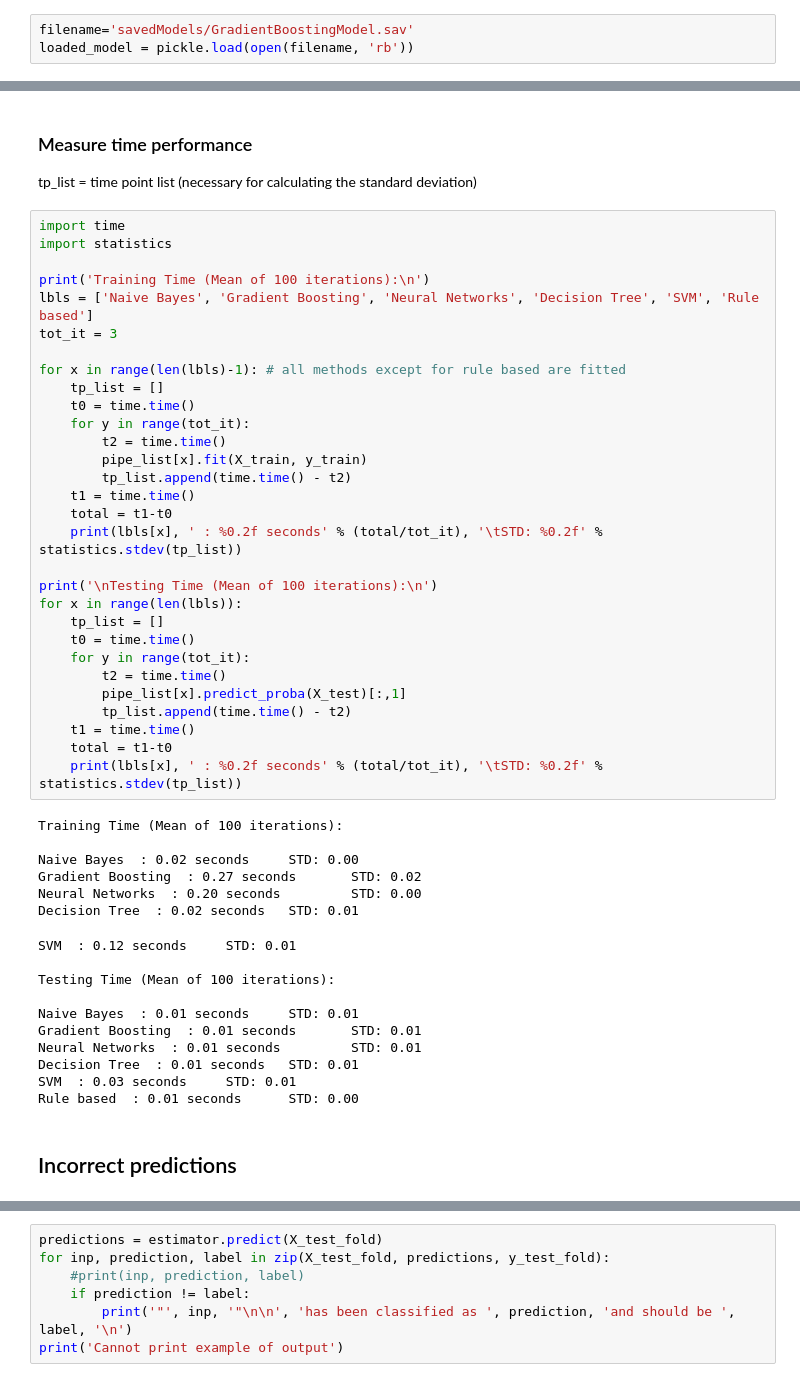
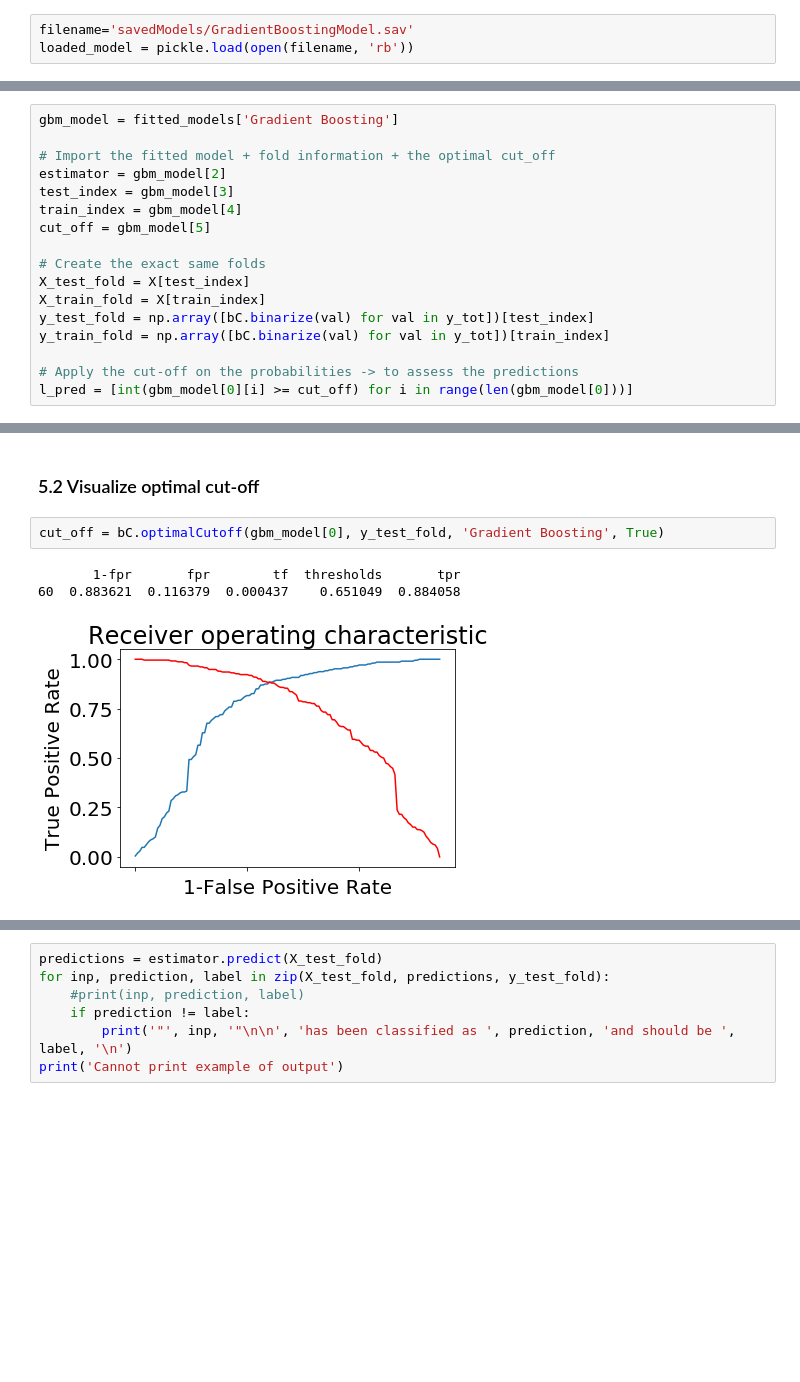
Before and after one commit to levrex/DiagnosisExtraction_ML, a Jupyter notebook: Notebook_Diagnosis_Extraction.ipynb, the cells around one changed output, grey strips where cells are left out. Saved outputs shown, nothing was run; the diff lists cells and outputs as text; blank space fills up the shorter version.

```diff
--- a/Notebook_Diagnosis_Extraction.ipynb
+++ b/Notebook_Diagnosis_Extraction.ipynb
@@ -226 +272,18 @@ loaded_model = pickle.load(open(filename, 'rb'))
+# %%
+gbm_model = fitted_models['Gradient Boosting']
+
+# Import the fitted model + fold information + the optimal cut_off
+estimator = gbm_model[2]
+test_index = gbm_model[3]
+train_index = gbm_model[4]
+cut_off = gbm_model[5]
+
+# Create the exact same folds
+X_test_fold = X[test_index]
+X_train_fold = X[train_index]
+y_test_fold = np.array([bC.binarize(val) for val in y_tot])[test_index]
+y_train_fold = np.array([bC.binarize(val) for val in y_tot])[train_index]
+
+# Apply the cut-off on the probabilities -> to assess the predictions
+l_pred = [int(gbm_model[0][i] >= cut_off) for i in range(len(gbm_model[0]))]
 # %% [markdown]
@@ -243,52 +306,8 @@ GBM .05 0.9253536606540328 (std : +/-0.04203690493202103 )
-# %% [markdown]
-### Measure time performance
-tp_list = time point list (necessary for calculating the standard deviation)
-# %%
-import time
-import statistics
-
-print('Training Time (Mean of 100 iterations):\n')
-lbls = ['Naive Bayes', 'Gradient Boosting', 'Neural Networks', 'Decision Tree', 'SVM', 'Rule based']
-tot_it = 3
-
-for x in range(len(lbls)-1): # all methods except for rule based are fitted
-    tp_list = []
-    t0 = time.time()
-    for y in range(tot_it):
-        t2 = time.time()
-        pipe_list[x].fit(X_train, y_train)
-        tp_list.append(time.time() - t2)
-    t1 = time.time()
-    total = t1-t0
-    print(lbls[x], ' : %0.2f seconds' % (total/tot_it), '\tSTD: %0.2f' % statistics.stdev(tp_list))
-
-print('\nTesting Time (Mean of 100 iterations):\n')
-for x in range(len(lbls)):
-    tp_list = []
-    t0 = time.time()
-    for y in range(tot_it):
-        t2 = time.time()
-        pipe_list[x].predict_proba(X_test)[:,1]
-        tp_list.append(time.time() - t2)
-    t1 = time.time()
-    total = t1-t0
-    print(lbls[x], ' : %0.2f seconds' % (total/tot_it), '\tSTD: %0.2f' % statistics.stdev(tp_list))
-# %% [output]
-Training Time (Mean of 100 iterations):
-
-Naive Bayes  : 0.02 seconds     STD: 0.00
-Gradient Boosting  : 0.27 seconds       STD: 0.02
-Neural Networks  : 0.20 seconds         STD: 0.00
-Decision Tree  : 0.02 seconds   STD: 0.01
-SVM  : 0.12 seconds     STD: 0.01
-
-Testing Time (Mean of 100 iterations):
-
-Naive Bayes  : 0.01 seconds     STD: 0.01
-Gradient Boosting  : 0.01 seconds       STD: 0.01
-Neural Networks  : 0.01 seconds         STD: 0.01
-Decision Tree  : 0.01 seconds   STD: 0.01
-SVM  : 0.03 seconds     STD: 0.01
-Rule based  : 0.01 seconds      STD: 0.00
-# %% [markdown]
-## Incorrect predictions
+# %% [markdown]
+### 5.2 Visualize optimal cut-off
+# %%
+cut_off = bC.optimalCutoff(gbm_model[0], y_test_fold, 'Gradient Boosting', True)
+# %% [output]
+       1-fpr       fpr        tf  thresholds       tpr
+60  0.883621  0.116379  0.000437    0.651049  0.884058
+[figure, added]
```
Also changed, not shown: parts of 63 cells of this notebook, 22 other files.
